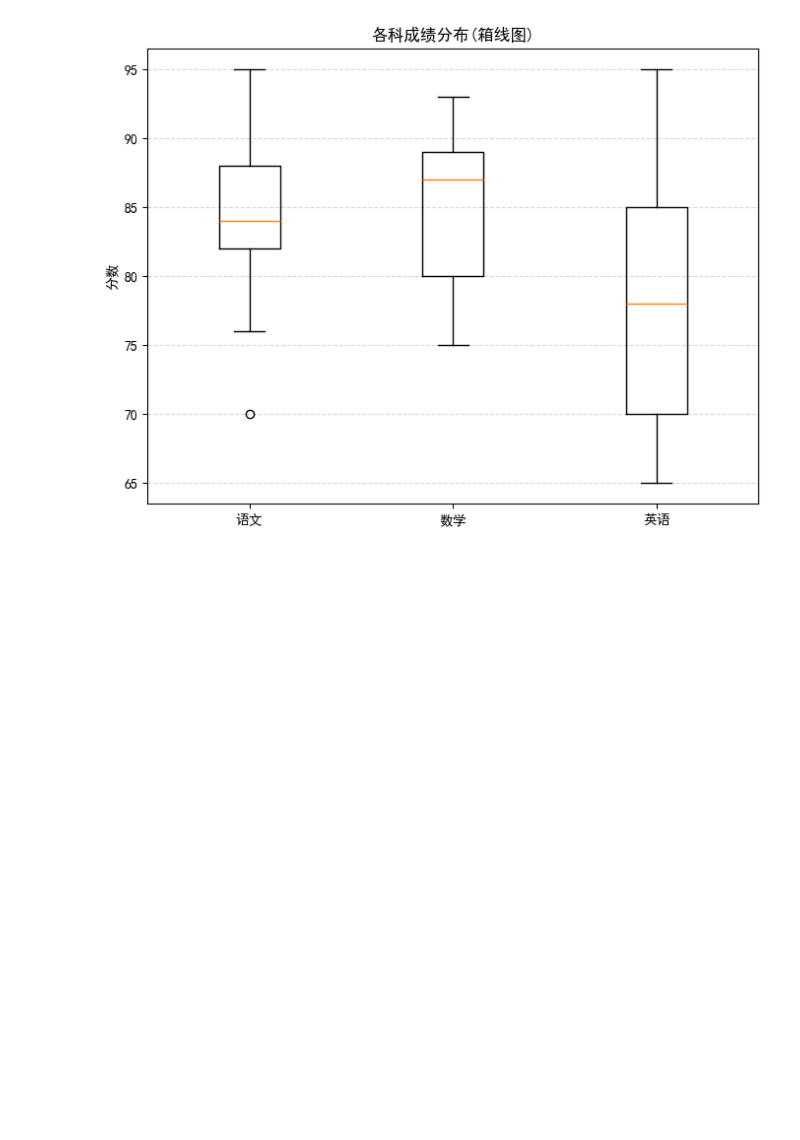
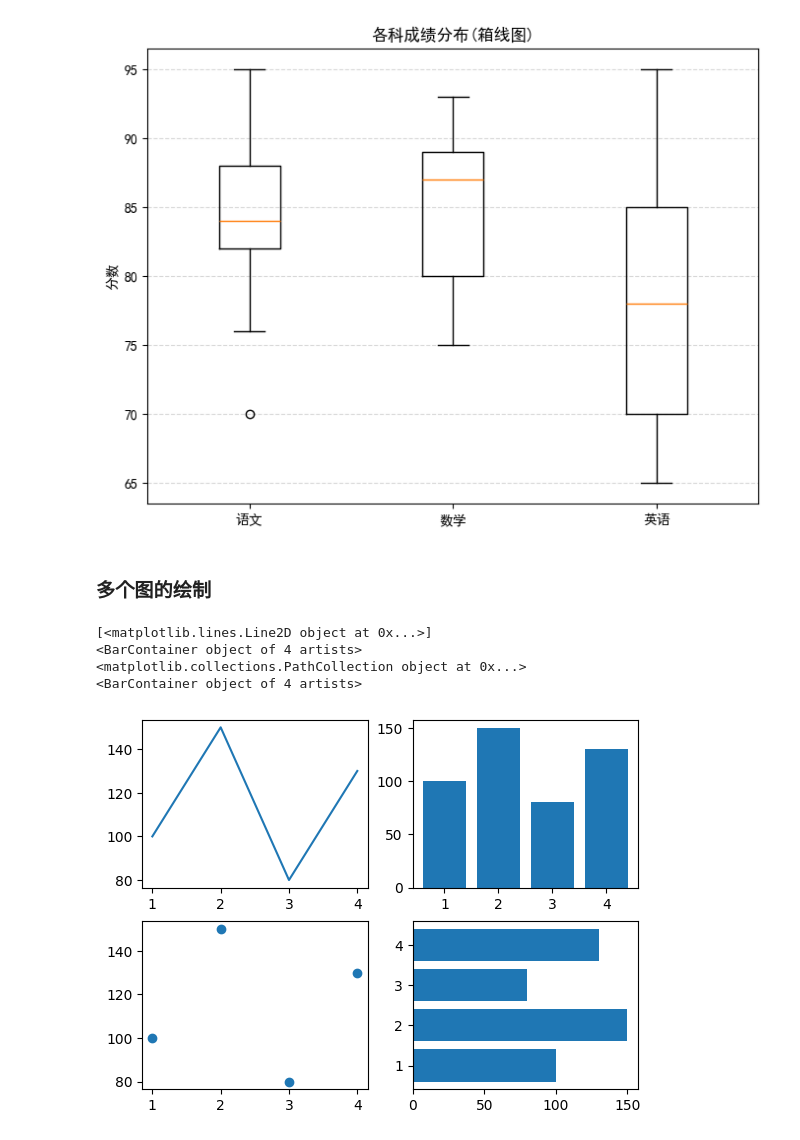
Before and after one commit to MrDjason/self-test-improvement, a Jupyter notebook: Python高级/2.Numpy、Pandas、Matplotlib/matplotlib可视化.ipynb, the cells around one changed output. Cells and saved outputs as stored; diff of their text form; code cells hidden in the pictures; blank space fills up the shorter version.

```diff
--- a/Python高级/2.Numpy、Pandas、Matplotlib/matplotlib可视化.ipynb
+++ b/Python高级/2.Numpy、Pandas、Matplotlib/matplotlib可视化.ipynb
@@ -276,3 +276,28 @@ plt.grid(True, axis='y', linestyle='--', alpha=0.5)
 plt.show()
 # %% [output]
 [figure]
+# %% [markdown]
+### 多个图的绘制
+# %%
+import matplotlib.pyplot as plt
+
+# 绘制数据
+month = ['1', '2', '3', '4']
+sales = [100, 150, 80, 130]
+f1 = plt.subplot(2,2,1)
+print(f1.plot(month, sales))
+
+f2 = plt.subplot(2,2,2)
+print(f2.bar(month, sales))
+
+f3 = plt.subplot(2,2,3)
+print(f3.scatter(month,sales))
+
+f4 = plt.subplot(2,2,4)
+print(f4.barh(month,sales))
+# %% [output]
+[<matplotlib.lines.Line2D object at 0x...>]
+<BarContainer object of 4 artists>
+<matplotlib.collections.PathCollection object at 0x...>
+<BarContainer object of 4 artists>
+[figure, added]
```
Also changed, not shown: 5 other files.
